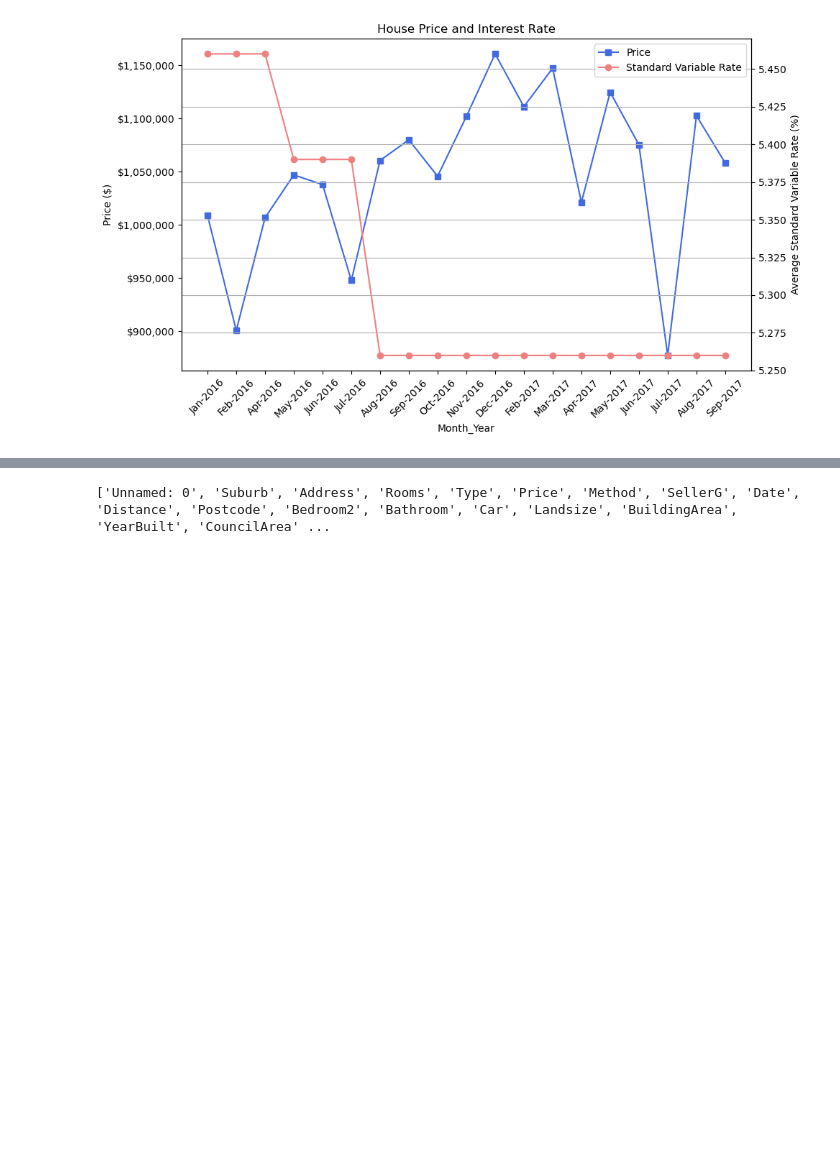
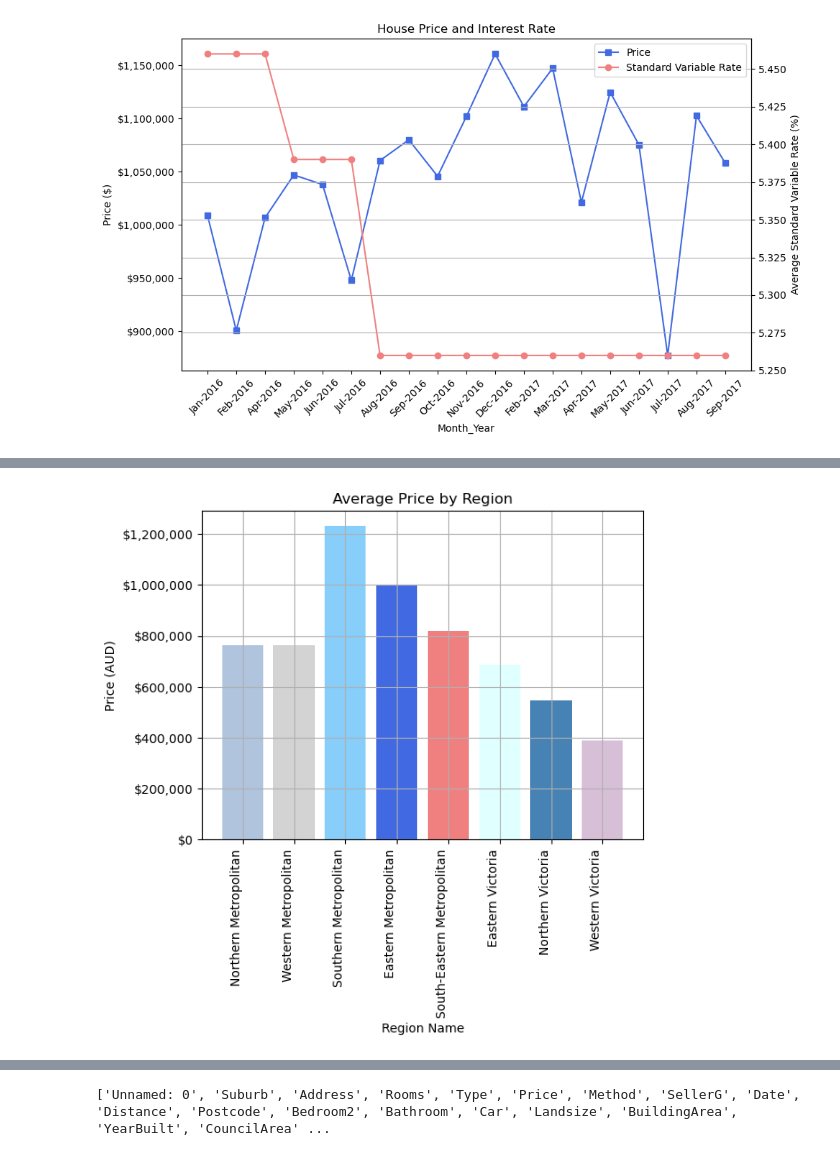
Before and after one commit to Akif23Hasan/Project-1, a Jupyter notebook: Finalised _Analysis_Code.ipynb, the cells around one changed output, grey strips where cells are left out. Saved outputs shown, nothing was run; the diff lists cells and outputs as text; code cells hidden in the pictures; blank space fills up the shorter version.

```diff
--- a/Finalised _Analysis_Code.ipynb
+++ b/Finalised _Analysis_Code.ipynb
@@ -447,0 +498,26 @@ Question 2: Location, Location, Location: Analysing the Impact of Suburb, Region
+# %%
+# Select data
+bar_results = medians
+labels = Label
+fig, x = plt.subplots()
+
+# Plot the bar chart with different colors for each bar
+x.bar(labels, bar_results, color=colors)
+
+# Format the y-axis to display values in dollars
+fmt = '${x:,.0f}'
+tick = mtick.StrMethodFormatter(fmt)
+x.yaxis.set_major_formatter(tick)
+
+# Assign names to the figure
+x.set_title('Average Price by Region')
+x.set_ylabel('Price (AUD)')
+x.set_xlabel('Region Name')
+plt.xticks(rotation=90, ha='right')
+plt.grid()
+
+# Save the figure
+plt.savefig('bar_chart.png', bbox_inches='tight')
+plt.show()
+# %% [output]
+[figure, added]
```
Also changed, not shown: parts of 13 cells of this notebook, 8 other files.
